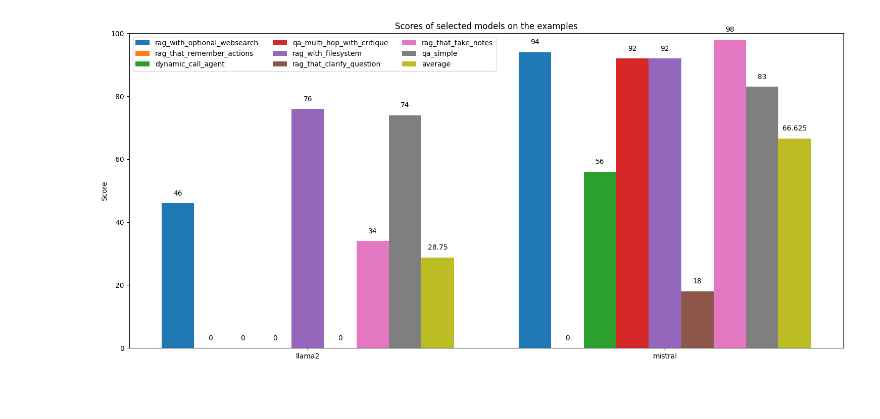
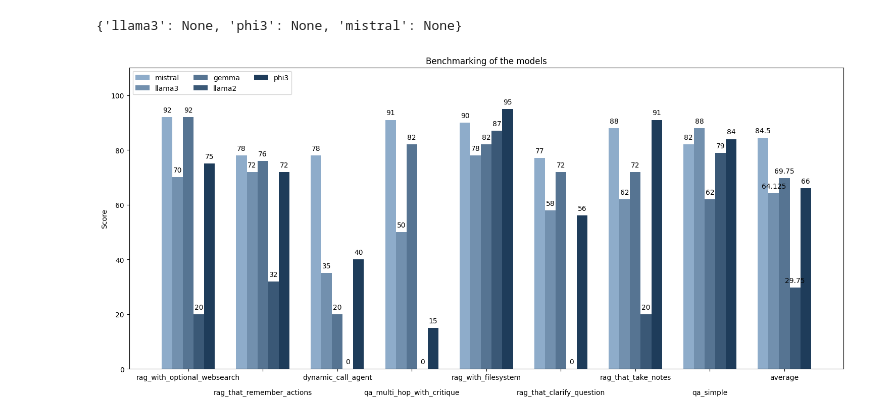
Before and after one commit to SynaLinks/GraphProgramBench, a Jupyter notebook: explore.ipynb, the cells around one changed output. Cells and saved outputs as stored; diff of their text form; code cells hidden in the pictures.

```diff
--- a/explore.ipynb
+++ b/explore.ipynb
@@ -1,5 +1,5 @@
 # %%
-LLM_list = ['gemma', 'llama2', 'mistral']
+LLM_list = ['llama3', 'phi3', 'mistral']
 # %%
 import dspy
 import sys
@@ -347,0 +313,15 @@ KeyboardInterrupt:
+# %%
+models_scores
+# %% [output]
+{'llama3': None, 'phi3': None, 'mistral': None}
+# %%
+def blue_color_pick(nb):
+    start = np.array([170, 200, 230])
+    end = [30, 60, 90]
+    spread = start[0] - end[0]
+    interval_size = spread/nb
+    colors = []
+    for i in range(nb):
+        colors.append([int(s - (i+1)*interval_size)/255 for s in start])
+
+    return colors
@@ -348,23 +332,30 @@ KeyboardInterrupt:
 # %%
-results2 = results.transpose()
+def showBenchmarkResults(results: pd.DataFrame):
+    gap = 2
+    x = np.arange(len(results.columns))
+    width = 1/(len(results)+gap)
+    fig, ax = plt.subplots(layout="constrained", figsize=(15, 7))
+    colors = blue_color_pick(len(results))
 
-gap = 2
-x = np.arange(len(results2.columns))
-width = 1/(len(results2)+gap)
-fig, ax = plt.subplots(layout="constrained", figsize=(15, 7))
+    for multiplier, (exp_name, exp_data) in enumerate(results.iterrows()):
+        offset = width * multiplier
+        rects = ax.bar(x+offset, exp_data, width, label=exp_name, color=colors[multiplier])
+        ax.bar_label(rects, padding=len(results))
 
-for multiplier, (exp_name, exp_data) in enumerate(results2.iterrows()):
-    offset = width * multiplier
-    rects = ax.bar(x+offset, exp_data, width, label=exp_name)
-    ax.bar_label(rects, padding=len(results2))
+    ax.set_ylabel("Score")
+    ax.set_title("Benchmarking of the models")
+    ax.set_xticks(x + width*((len(results)-1)/2), results.columns)
+    ax.legend(loc='upper left', ncols=3)
+    ax.set_ylim(0, 110)
+    locs, labels = plt.xticks()
+    for i, label in enumerate(labels):
+        if i % 2 == 1:
+            label.set_y(label.get_position()[1] - 0.05)
 
-ax.set_ylabel("Score")
-ax.set_title("Scores of selected models on the examples")
-ax.set_xticks(x + width*((len(results2)-1)/2), results2.columns)
-ax.legend(loc='upper left', ncols=3)
-ax.set_ylim(0, 100)
+    #plt.xticks(rotation=-15)
+    plt.tight_layout()
+    plt.show()
 
-plt.tight_layout()
-plt.show()
+showBenchmarkResults(results)
 # %% [output]
-[figure, old version]
+[figure, new version]
```
Also changed, not shown: parts of 9 cells of this notebook, 2 other files.
